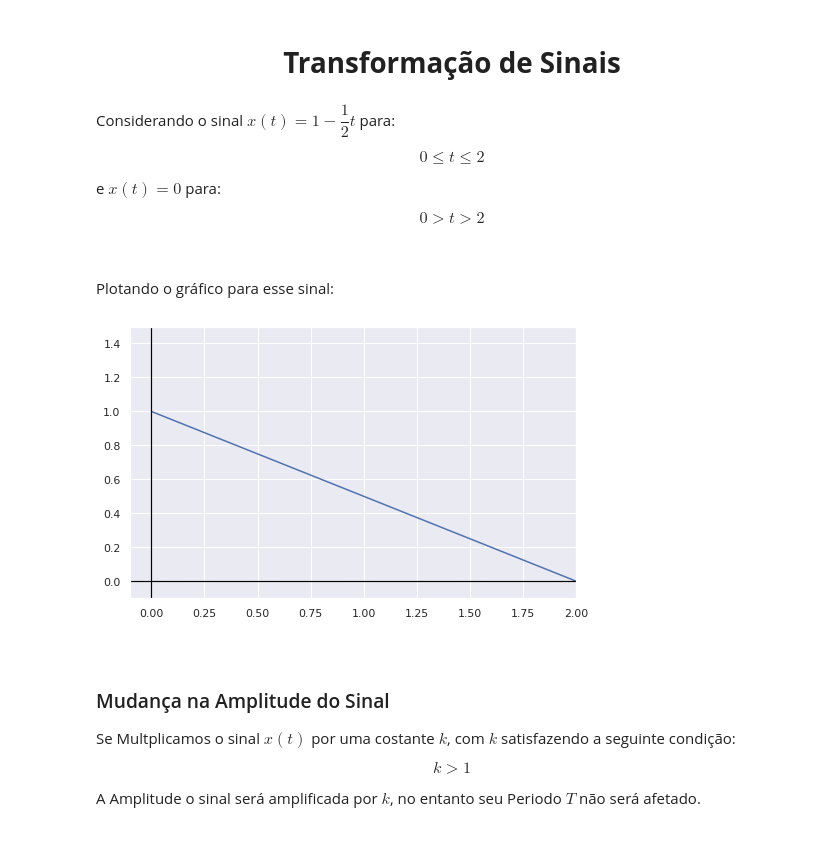
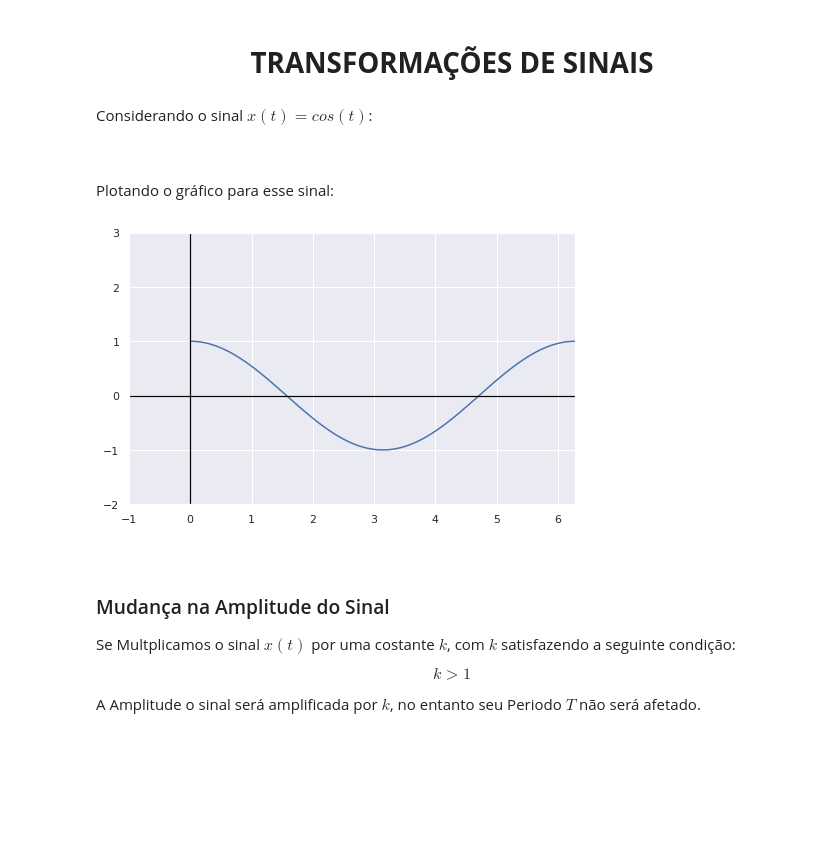
Before and after one commit to Oseiasdfarias/analise_de_sistemas_lineares, a Jupyter notebook: aula1_transformacao_de_Sinais.ipynb, the cells around one changed output. Drawn from its saved outputs; the diff is of its cells as text; code cells hidden in the pictures; blank space fills up the shorter version.

```diff
--- a/aula1_transformacao_de_Sinais.ipynb
+++ b/aula1_transformacao_de_Sinais.ipynb
@@ -1,17 +1,11 @@
 # %% [markdown]
 <a href="https://colab.research.google.com/github/Oseiasdfarias/analise_de_sistemas_lineares/blob/main/aula1_transformacao_de_Sinais.ipynb" target="_parent"><img src="https://colab.research.google.com/assets/colab-badge.svg" alt="Open In Colab"/></a>
 # %% [markdown]
-# <center>**Transformação de Sinais**</center>
+# <center>**TRANSFORMAÇÕES DE SINAIS**</center>
-# %% [markdown]
-Considerando o sinal $x(t) = 1-\dfrac{1}{2}t $ para:
-
- $$0\leq t\leq 2$$
-
- e $x(t) = 0 $ para:
-
- $$0 > t > 2$$
-
- <br>
+# %% [markdown]
+Considerando o sinal $x(t) = cos(t)$:
+
+ <br>
 # %% [markdown]
 Plotando o gráfico para esse sinal:
 # %%
@@ -22,17 +16,18 @@ sns.set_theme()
 
 %matplotlib inline
 # %%
-t = np.linspace(0, 2, 20)
-x_t = 1-1/2*t
+t = np.linspace(0, 2*np.pi, 100)
+#x_t = 2-2*t
+x_t = np.cos(t)
 plt.figure(figsize=(8, 5))
-plt.plot(t, x_t)
+plt.plot(t, x_t, linewidth=1.5)
 plt.axhline(0, color='black', lw=1.2)
 plt.axvline(0, color='black', lw=1.2)
-plt.xlim(-0.1, 2)
-plt.ylim(-0.1, 1.5)
+plt.xlim(-1, 2*np.pi)
+plt.ylim(-2, 3)
 plt.show()
 # %% [output]
-[figure, old version]
+[figure, new version]
 # %% [markdown]
 <br>
 
```
Also changed, not shown: parts of 8 cells of this notebook.
